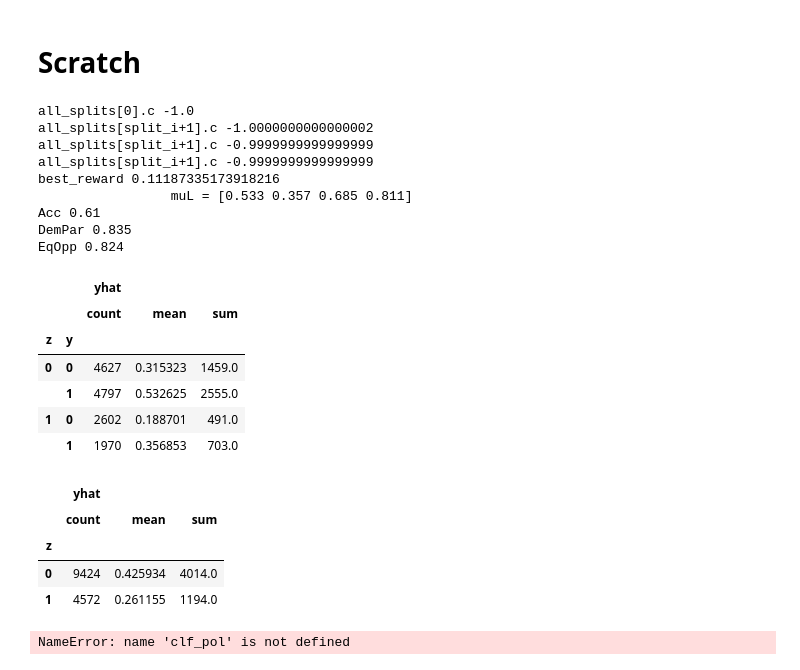
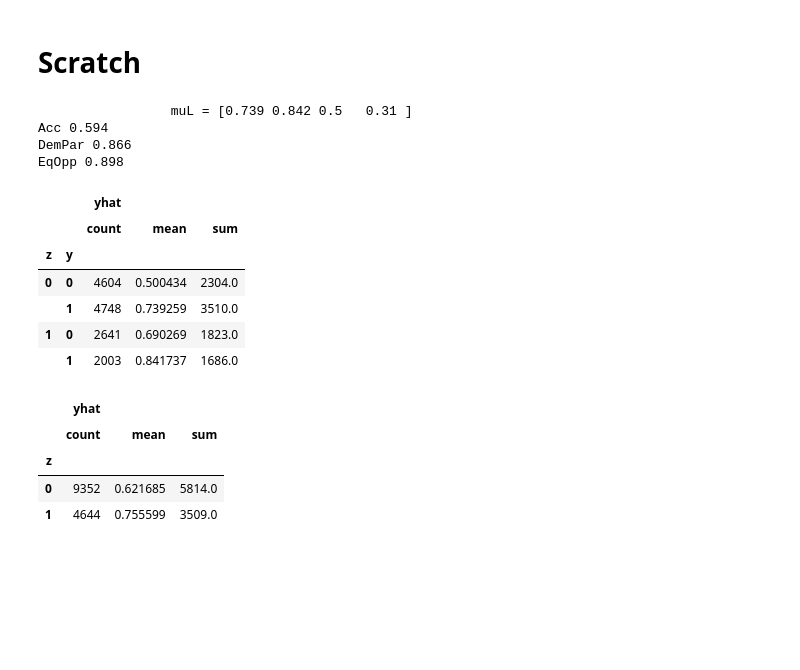
Before and after one commit to jackblandin/research, a Jupyter notebook: experiments/irl/Fair IRL Experiments.ipynb, the cells around one changed output. Drawn from its saved outputs; the diff is of its cells as text; code cells hidden in the pictures; blank space fills up the shorter version.

```diff
--- a/experiments/irl/Fair IRL Experiments.ipynb
+++ b/experiments/irl/Fair IRL Experiments.ipynb
@@ -42,7 +42,7 @@ The autoreload extension is already loaded. To reload it, use:
 # Run experiments
 # %%
 base_exp_info = {
-    'EXPERIMENT_NAME': 'conf_matrix_feat_exp_126',
+    'EXPERIMENT_NAME': 'conf_matrix_feat_exp_162',
 
     'FEAT_EXP_OBJECTIVE_NAMES': [
 #         'Acc',
@@ -72,27 +72,31 @@ base_exp_info = {
     'MIN_FREQ_FILL_PCT': .02,
     'RESTRICT_Y_ACTION': True,
     # IRL Loop parameters
-    'N_TRIALS': 10,
     'IRL_METHOD': None,
-    'EPSILON': .01,
-    'IGNORE_RESULTS_EPSILON': .02,
-    'MAX_ITER': 20,
     'METHOD': 'highs',
-    'IRL_ERROR_ENCOURAGE_SMALL_WEIGHTS': False,
-    'IRL_ERROR_ENCOURAGE_LARGE_WEIGHTS': False,
-    'ALLOW_NEG_WEIGHTS': True,
     # Plotting parameters
     'NOISE_FACTOR': .02,
     'ANNOTATE': True,
-    'N_INIT_POLICIES': 3,
+    'N_INIT_POLICIES': 1,
     'NON_EXPERT_ALGOS': [
         'OptAccNoisy',
-        'HardtDemParNoisy',
+#         'HardtDemParNoisy',
 #         'HardtEqOppNoisy',
 #             'Dummy',
-        'DummyNoisy',
+#         'DummyNoisy',
     ],
 }
+# %%
+base_exp_info['N_TRIALS'] = 25
+# base_exp_info['EPSILON'] = .06
+# base_exp_info['IGNORE_RESULTS_EPSILON'] = .06
+base_exp_info['EPSILON'] = .12
+base_exp_info['IGNORE_RESULTS_EPSILON'] = .12
+base_exp_info['MAX_ITER'] = 30
+base_exp_info['ALLOW_NEG_WEIGHTS'] = False
+base_exp_info['DOT_WEIGHTS_FEAT_EXP'] = False
+base_exp_info['IRL_ERROR_ENCOURAGE_EVEN_WEIGHTS'] = True
+base_exp_info['IRL_ERROR_ENCOURAGE_UNEVEN_WEIGHTS'] = False
 # %%
 experiments = [
     {
@@ -442,8 +431,8 @@ KeyError: 'OBJECTIVE_NAMES'
 exp_info = dict(base_exp_info)
 exp_info['FEAT_EXP_OBJECTIVE_NAMES'] = [
     'TPR_Z0', 'TPR_Z1',
-    'TNR_Z0', 'TNR_Z1',
-#     'FPR_Z0', 'FPR_Z1',
+#     'TNR_Z0', 'TNR_Z1',
+    'FPR_Z0', 'FPR_Z1',
 #     'FNR_Z0', 'FNR_Z1',
 #     'Acc',
 #     'DemPar',
@@ -488,60 +477,56 @@ x_cols = (
 )
 x_cols.remove('z')
 
-wi = [.75, .1, .25, .1]
+# wi = [.2, .3, -.15, -.2]  # .598, .881, .906
+# wi = [.195, .22, -.205, -.17]  # .608, .984, .994
+wi = [.2, .3, .15, .2]  # .598, .881, .906
+# wi = [.9, .02, .02]
+
+
 reward_weights = { obj.name: wi[j] for j, obj in enumerate(feat_obj_set.objectives) }
 
-# test_df = X_test.copy()
-# test_df['y'] = y_test
-test_df = X_train.copy()
-test_df['y'] = y_train
+test_df = X_test.copy()
+test_df['y'] = y_test
+# test_df = X_train.copy()
+# test_df['y'] = y_train
 # test_df['y'] = clf.predict(X_test)
 
 clf_pol = compute_optimal_policy(
     clf_df=test_df,  # NOT the dataset used to train the C_{Y_Z,X} clf
     clf=clf,
     x_cols=x_cols,
     obj_set=feat_obj_set,
     reward_weights=reward_weights,
     skip_error_terms=True,
     method=exp_info['METHOD'],
     min_freq_fill_pct=exp_info['MIN_FREQ_FILL_PCT'],
 )
 
 demo = generate_demo(clf_pol, X_train, y_train, can_observe_y=False)
 muj = feat_obj_set.compute_demo_feature_exp(demo)
 print(f"\t\t muL = {np.round(muj, 3)}")
 
 
 print('Acc', AccuracyObjective().compute_feat_exp(demo).round(3))
 print('DemPar', DemographicParityObjective().compute_feat_exp(demo).round(3))
 print('EqOpp', EqualOpportunityObjective().compute_feat_exp(demo).round(3))
 
 display(demo.groupby(['z', 'y'])[['yhat']].agg(['count', 'mean', 'sum']))
 display(demo.groupby(['z'])[['yhat']].agg(['count', 'mean', 'sum']))
 # %% [output]
-all_splits[0].c -1.0
-all_splits[split_i+1].c -1.0000000000000002
-all_splits[split_i+1].c -0.9999999999999999
-all_splits[split_i+1].c -0.9999999999999999
-best_reward 0.11187335173918216
-                 muL = [0.533 0.357 0.685 0.811]
-Acc 0.61
-DemPar 0.835
-EqOpp 0.824
+                 muL = [0.739 0.842 0.5   0.31 ]
+Acc 0.594
+DemPar 0.866
+EqOpp 0.898
 |  |  | yhat |  |  |
 |  |  | count | mean | sum |
 | z | y |  |  |  |
-| 0 | 0 | 4627 | 0.315323 | 1459.0 |
-|  | 1 | 4797 | 0.532625 | 2555.0 |
-| 1 | 0 | 2602 | 0.188701 | 491.0 |
-|  | 1 | 1970 | 0.356853 | 703.0 |
+| 0 | 0 | 4604 | 0.500434 | 2304.0 |
+|  | 1 | 4748 | 0.739259 | 3510.0 |
+| 1 | 0 | 2641 | 0.690269 | 1823.0 |
+|  | 1 | 2003 | 0.841737 | 1686.0 |
 |  | yhat |  |  |
 |  | count | mean | sum |
 | z |  |  |  |
-| 0 | 9424 | 0.425934 | 4014.0 |
-| 1 | 4572 | 0.261155 | 1194.0 |
+| 0 | 9352 | 0.621685 | 5814.0 |
+| 1 | 4644 | 0.755599 | 3509.0 |
-# %%
-clf_pol.mdp.ldf_
-# %% [output]
-NameError: name 'clf_pol' is not defined
```
Also changed, not shown: parts of 8 cells of this notebook, 4 other files.
